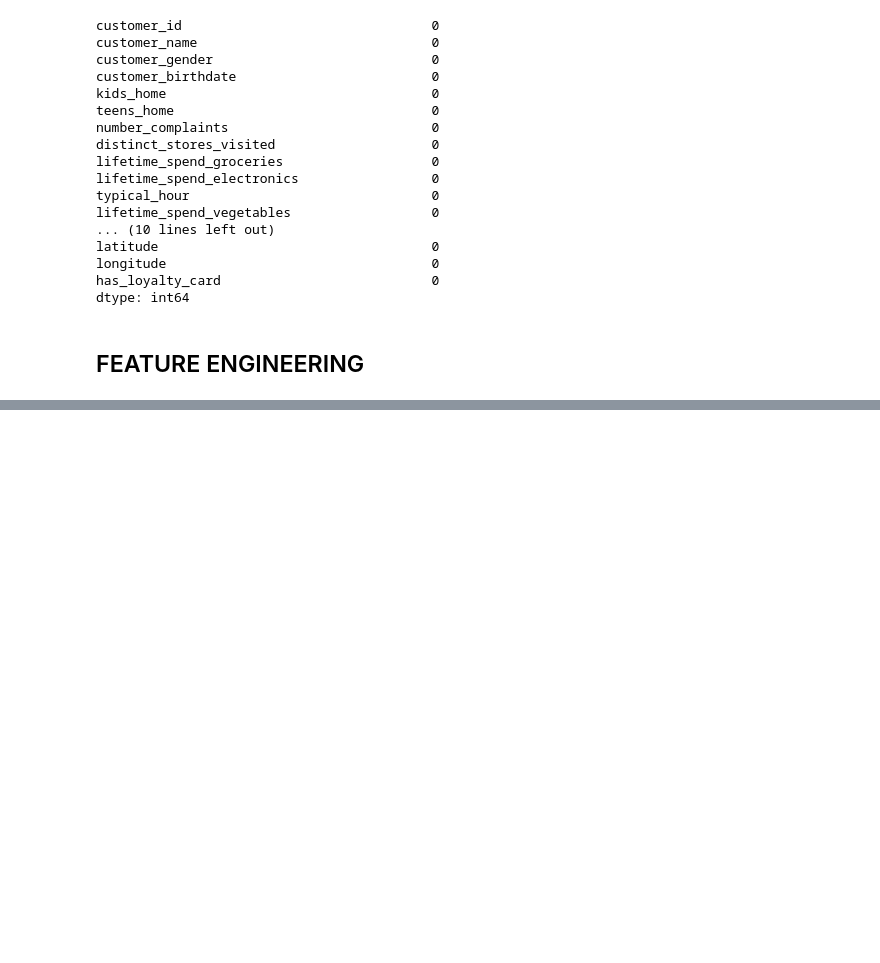
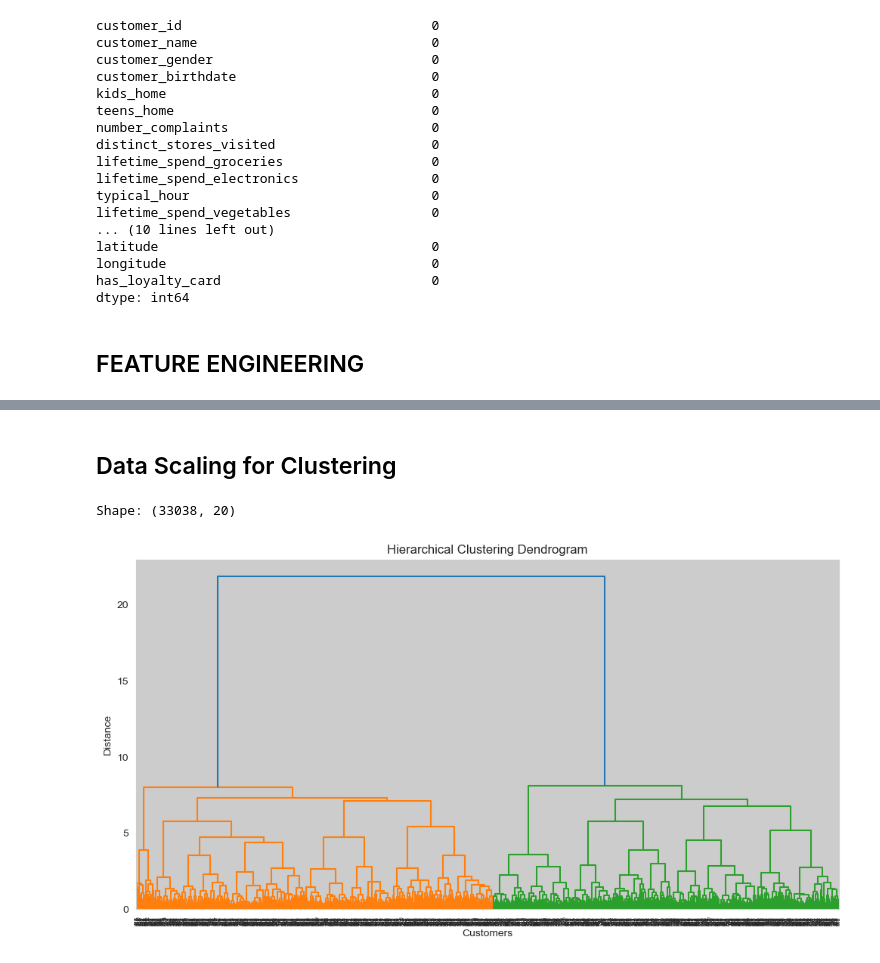
Before and after one commit to saifhoque15-netizen/ML2-Customer-Segmentation, a Jupyter notebook: notebooks/Customer_Segmentation.ipynb, the cells around one changed output, grey strips where cells are left out. Cells and saved outputs as stored; diff of their text form; code cells hidden in the pictures; blank space fills up the shorter version.

```diff
--- a/notebooks/Customer_Segmentation.ipynb
+++ b/notebooks/Customer_Segmentation.ipynb
@@ -268,0 +267,2 @@ customer_clean[ ["age","family_size","tenure","total_spend","promotion_sensitivi
+# %%
+customer_clean["is_male"] = (customer_clean["customer_gender"] == "male").astype(int)
@@ -268,0 +278,17 @@ customer_clean[ ["age","family_size","tenure","total_spend","promotion_sensitivi
+# %%
+cluster_features = [
+    # Demographics
+    "age","family_size","tenure","is_male",
+    # Behaviour
+    "number_complaints","distinct_stores_visited","lifetime_total_distinct_products","typical_hour","promotion_sensitivity",
+     # Loyalty
+    "has_loyalty_card",
+    # Spending Categories
+    "lifetime_spend_groceries","lifetime_spend_electronics","lifetime_spend_vegetables","lifetime_spend_nonalcohol_drinks",
+    "lifetime_spend_alcohol_drinks","lifetime_spend_meat","lifetime_spend_fish","lifetime_spend_hygiene","lifetime_spend_videogames","lifetime_spend_petfood"
+]
+
+X = customer_clean[cluster_features].copy()
+
+print(f"Shape: {X.shape}")
+X.head()
@@ -268,0 +440,28 @@ customer_clean[ ["age","family_size","tenure","total_spend","promotion_sensitivi
+# %% [markdown]
+## Data Scaling for Clustering
+# %%
+scaler = MinMaxScaler()
+
+X_scaled = scaler.fit_transform(X)
+
+print(f"Shape: {X_scaled.shape}")
+# %% [output]
+Shape: (33038, 20)
+# %%
+from scipy.cluster.hierarchy import linkage, dendrogram
+
+plt.figure(figsize=(12, 6))
+
+linked = linkage(
+    X_scaled[:1000],   # i am using only the first 1000 samples to make the dendrogram more readable
+    method='ward'
+)
+
+dendrogram(linked)
+
+plt.title('Hierarchical Clustering Dendrogram')
+plt.xlabel('Customers')
+plt.ylabel('Distance')
+plt.show()
+# %% [output]
+[figure, added]
```
Also changed, not shown: parts of 20 cells of this notebook.
